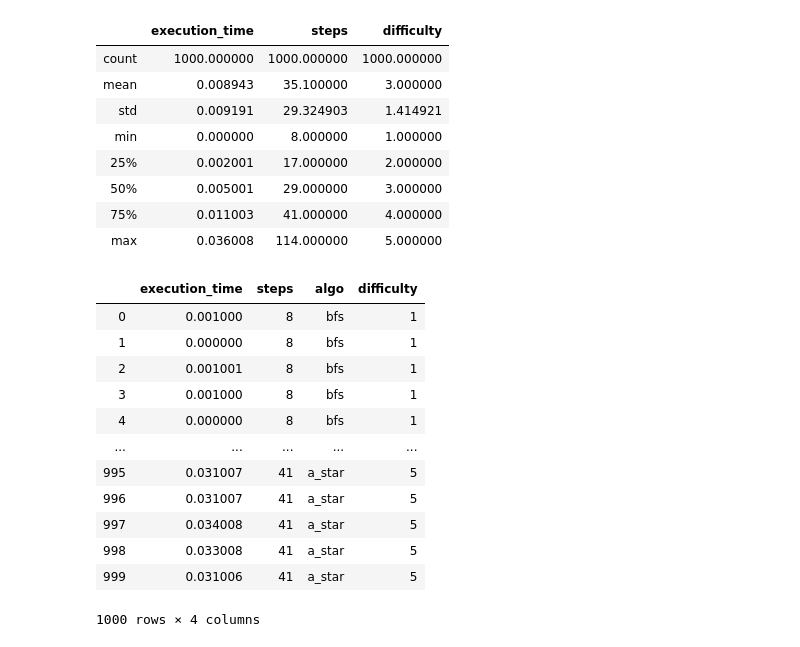
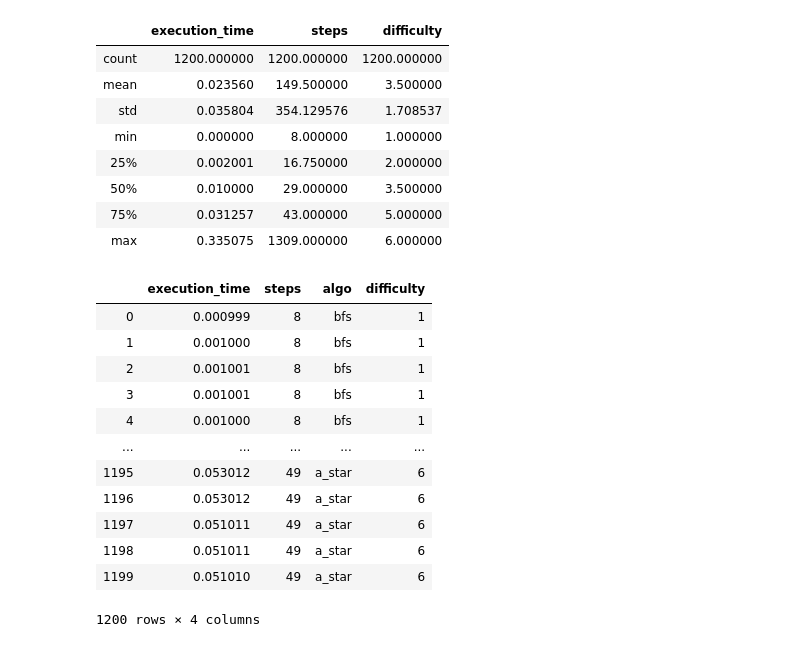
Before and after one commit to elielalbuquerque/sudoku-python, a Jupyter notebook: EDA results.ipynb, the cells around one changed output. Drawn from its saved outputs; the diff is of its cells as text; code cells hidden in the pictures.

```diff
--- a/EDA results.ipynb
+++ b/EDA results.ipynb
@@ -9,46 +12,46 @@ import matplotlib.pyplot as plt
 # %%
 dfs = []
-for i in range(1, 6):
+for i in range(1, 7):
     bfs_file = f'tests/results/bfs_{i}.txt'
     astar_file = f'tests/results/aStar_{i}.txt'
     df_temp = pd.read_csv(bfs_file, delimiter=' ', header=None, names=['execution_time', 'steps'])
     df_temp['algo'] = 'bfs'
     df_temp['difficulty'] = i
     dfs.append(df_temp)
 
     df_temp = pd.read_csv(astar_file, delimiter=' ', header=None, names=['execution_time', 'steps'])
     df_temp['algo'] = 'a_star'
     df_temp['difficulty'] = i
     dfs.append(df_temp)
 df_execution = pd.concat(dfs)
 df_execution.reset_index(inplace=True, drop=True)
 df_execution.describe()
 # %% [output]
 |  | execution_time | steps | difficulty |
-| count | 1000.000000 | 1000.000000 | 1000.000000 |
-| mean | 0.008943 | 35.100000 | 3.000000 |
-| std | 0.009191 | 29.324903 | 1.414921 |
+| count | 1200.000000 | 1200.000000 | 1200.000000 |
+| mean | 0.023560 | 149.500000 | 3.500000 |
+| std | 0.035804 | 354.129576 | 1.708537 |
 | min | 0.000000 | 8.000000 | 1.000000 |
-| 25% | 0.002001 | 17.000000 | 2.000000 |
-| 50% | 0.005001 | 29.000000 | 3.000000 |
-| 75% | 0.011003 | 41.000000 | 4.000000 |
-| max | 0.036008 | 114.000000 | 5.000000 |
+| 25% | 0.002001 | 16.750000 | 2.000000 |
+| 50% | 0.010000 | 29.000000 | 3.500000 |
+| 75% | 0.031257 | 43.000000 | 5.000000 |
+| max | 0.335075 | 1309.000000 | 6.000000 |
 # %%
 df_execution
 # %% [output]
 |  | execution_time | steps | algo | difficulty |
-| 0 | 0.001000 | 8 | bfs | 1 |
-| 1 | 0.000000 | 8 | bfs | 1 |
+| 0 | 0.000999 | 8 | bfs | 1 |
+| 1 | 0.001000 | 8 | bfs | 1 |
 | 2 | 0.001001 | 8 | bfs | 1 |
-| 3 | 0.001000 | 8 | bfs | 1 |
-| 4 | 0.000000 | 8 | bfs | 1 |
+| 3 | 0.001001 | 8 | bfs | 1 |
+| 4 | 0.001000 | 8 | bfs | 1 |
 | ... | ... | ... | ... | ... |
-| 995 | 0.031007 | 41 | a_star | 5 |
-| 996 | 0.031007 | 41 | a_star | 5 |
-| 997 | 0.034008 | 41 | a_star | 5 |
-| 998 | 0.033008 | 41 | a_star | 5 |
-| 999 | 0.031006 | 41 | a_star | 5 |
+| 1195 | 0.053012 | 49 | a_star | 6 |
+| 1196 | 0.053012 | 49 | a_star | 6 |
+| 1197 | 0.051011 | 49 | a_star | 6 |
+| 1198 | 0.051011 | 49 | a_star | 6 |
+| 1199 | 0.051010 | 49 | a_star | 6 |
-1000 rows × 4 columns
+1200 rows × 4 columns
 # %%
 sns.scatterplot(df_execution.difficulty, df_execution.execution_time, hue=df_execution.algo)
 # %% [output]
```
Also changed, not shown: parts of 5 cells of this notebook.
